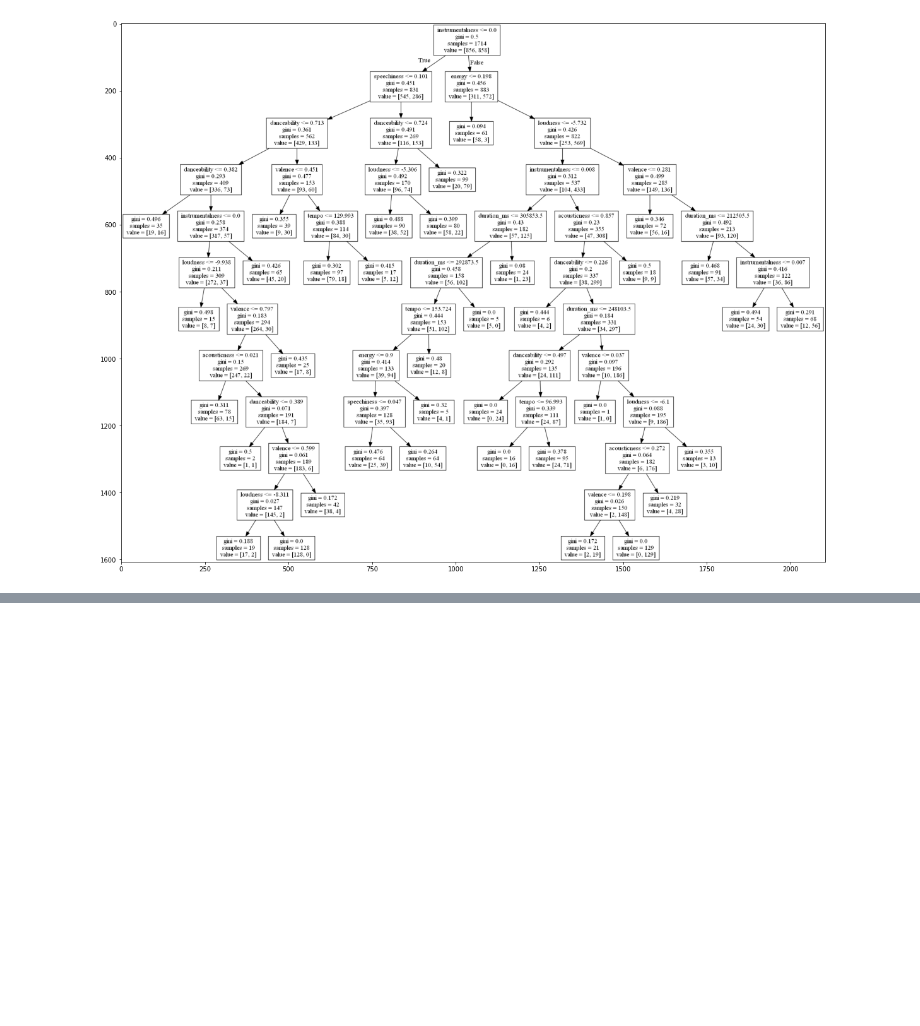
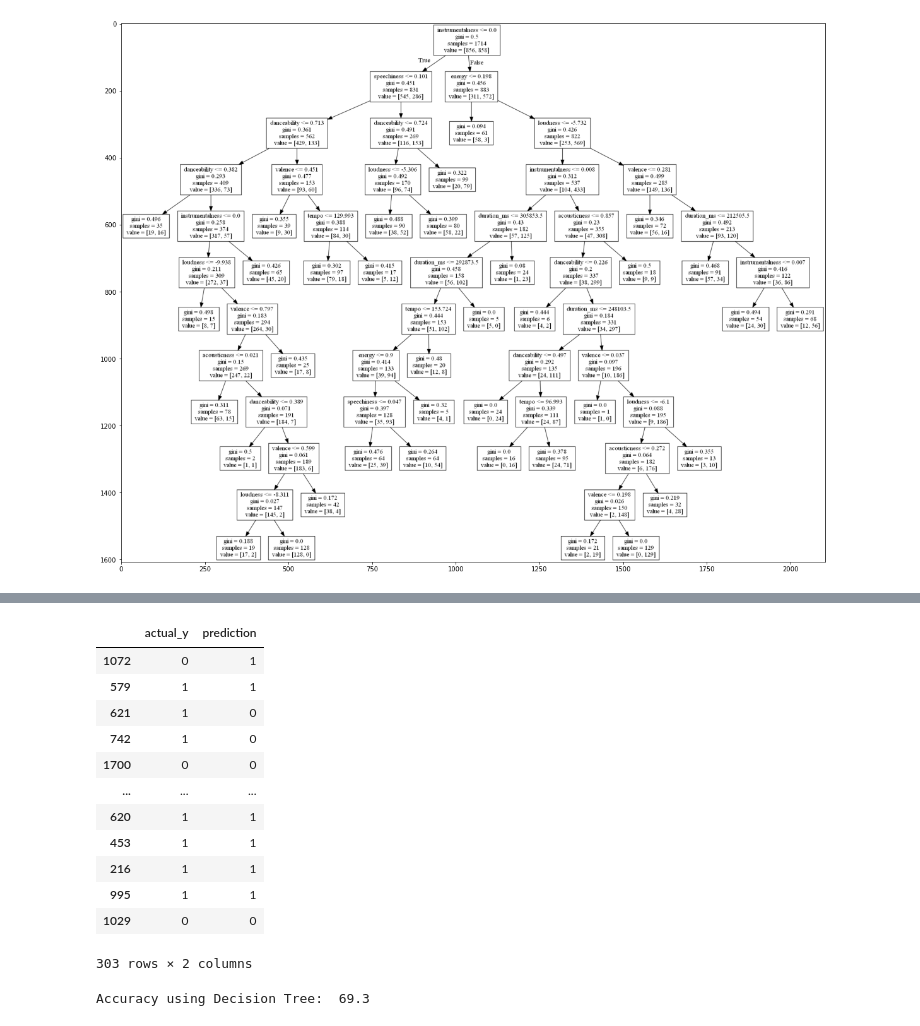
Before and after one commit to behdad88/spotify, a Jupyter notebook: Spotify.ipynb, the cells around one changed output, grey strips where cells are left out. Cells and saved outputs as stored; diff of their text form; code cells hidden in the pictures; blank space fills up the shorter version.

Commit message:
decision_tree_predictiom

```diff
--- a/Spotify.ipynb
+++ b/Spotify.ipynb
@@ -303,3 +303,5 @@ def show_tree(tree, features, path):
 show_tree(dt,features,"dt_1.png")
 # %% [output]
 [figure]
+# %%
+y_pred = cl.predict(X_test)
@@ -305,0 +325,26 @@ show_tree(dt,features,"dt_1.png")
+# %%
+prediction = pd.DataFrame({'actual_y': y_test, 'prediction': y_pred})
+# %%
+prediction
+# %% [output]
+|  | actual_y | prediction |
+| 1072 | 0 | 1 |
+| 579 | 1 | 1 |
+| 621 | 1 | 0 |
+| 742 | 1 | 0 |
+| 1700 | 0 | 0 |
+| ... | ... | ... |
+| 620 | 1 | 1 |
+| 453 | 1 | 1 |
+| 216 | 1 | 1 |
+| 995 | 1 | 1 |
+| 1029 | 0 | 0 |
+303 rows × 2 columns
+# %%
+from sklearn.metrics import accuracy_score
+
+score = accuracy_score(y_test,y_pred) * 100
+
+print('Accuracy using Decision Tree: ', round(score,1))
+# %% [output]
+Accuracy using Decision Tree:  69.3
```
Also changed, not shown: parts of 1 cell of this notebook.
